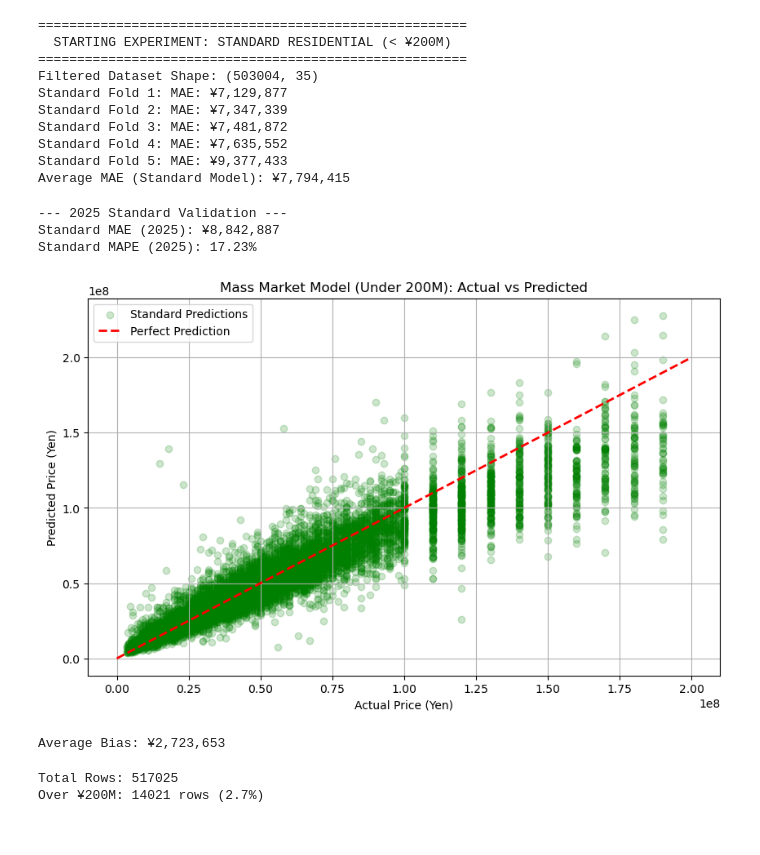
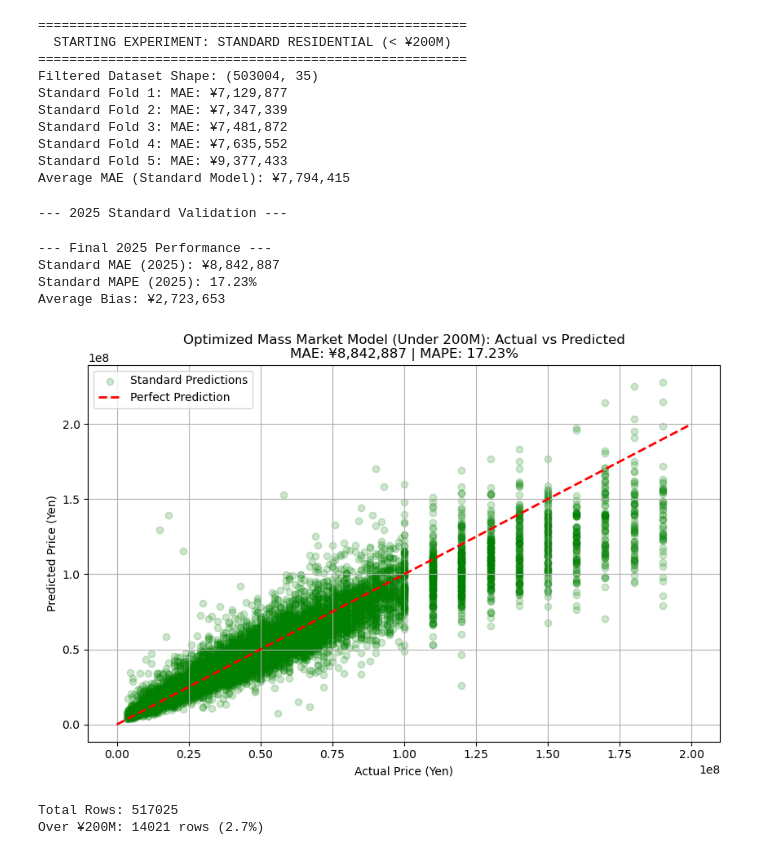
Before and after one commit to pablosumi/tokyo-real-estate-smart-advisor, a Jupyter notebook: notebooks/modeling_xgb.ipynb, the cells around one changed output. Drawn from its saved outputs; the diff is of its cells as text; code cells hidden in the pictures.

```diff
--- a/notebooks/modeling_xgb.ipynb
+++ b/notebooks/modeling_xgb.ipynb
@@ -337,31 +344,33 @@ actual_yen = np.exp(y_test_25)
 mae_25 = mean_absolute_error(actual_yen, preds_yen)
 mape_25 = np.mean(np.abs((actual_yen - preds_yen) / actual_yen)) * 100
 residuals = actual_yen - preds_yen
-
-print(f"Standard MAE (2025): ¥{mae_25:,.0f}")
-print(f"Standard MAPE (2025): {mape_25:.2f}%")
 # %% [output]
 --- 2025 Standard Validation ---
-Standard MAE (2025): ¥8,842,887
-Standard MAPE (2025): 17.23%
+# %%
+print("\n--- Final 2025 Performance ---")
+print(f"Standard MAE (2025): ¥{mae_25:,.0f}")
+print(f"Standard MAPE (2025): {mape_25:.2f}%")
+print(f"Average Bias: ¥{np.mean(residuals):,.0f}")
+# %% [output]
+--- Final 2025 Performance ---
+Standard MAE (2025): ¥8,842,887
+Standard MAPE (2025): 17.23%
+Average Bias: ¥2,723,653
 # %%
 # note that MLIT starts rounding prices into buckets when the traction price is > 100M yen
 
 # Plot
 plt.figure(figsize=(10, 6))
 plt.scatter(actual_yen, preds_yen, alpha=0.2, color='green', label='Standard Predictions')
 plt.plot([0, 200000000], [0, 200000000], 'r--', lw=2, label='Perfect Prediction')
 plt.xlabel('Actual Price (Yen)')
 plt.ylabel('Predicted Price (Yen)')
-plt.title('Mass Market Model (Under 200M): Actual vs Predicted')
+plt.title(f'Optimized Mass Market Model (Under 200M): Actual vs Predicted\nMAE: ¥{mae_25:,.0f} | MAPE: {mape_25:.2f}%')
 plt.legend()
 plt.grid(True)
 plt.show()
-
-print(f"Average Bias: ¥{np.mean(residuals):,.0f}")
 # %% [output]
-[figure, old version]
+[figure, new version]
-Average Bias: ¥2,723,653
 # %%
 # Check the percentage of data lost if we cut the luxury properties at 200M
 total_rows = len(df)
```
Also changed, not shown: parts of 12 cells of this notebook.
